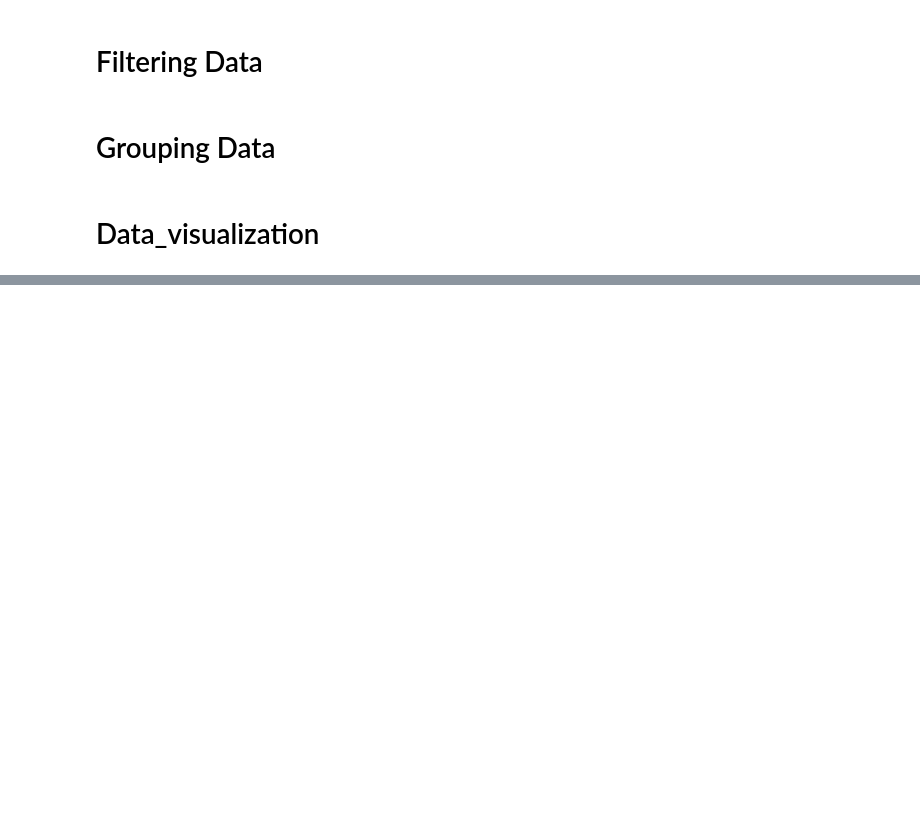
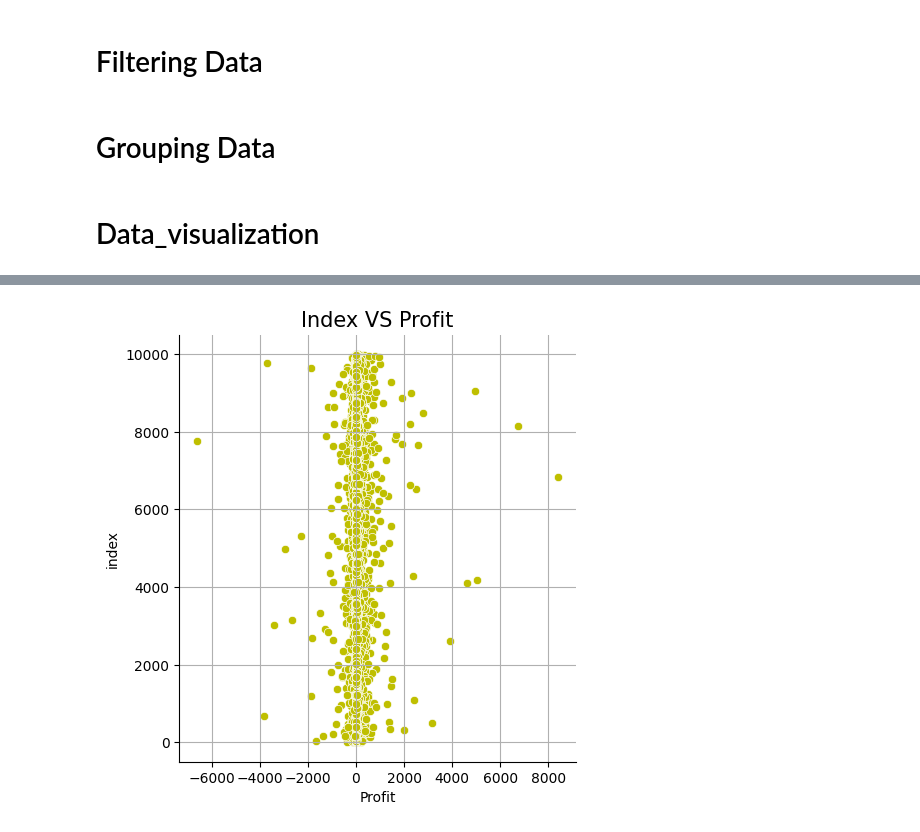
Before and after one commit to Muhammad-Musharraf/Data-Analysis-Project-Using-Python, a Jupyter notebook: Sample_Superstore_.ipynb, the cells around one changed output, grey strips where cells are left out. Saved outputs shown, nothing was run; the diff lists cells and outputs as text; code cells hidden in the pictures; blank space fills up the shorter version.

```diff
--- a/Sample_Superstore_.ipynb
+++ b/Sample_Superstore_.ipynb
@@ -160,0 +429,7 @@ plt.show()
+# %%
+sns.relplot(data=df,y='index',x='Profit',kind='scatter',color='y')
+plt.title('Index VS Profit',fontsize=15)
+plt.grid()
+plt.show()
+# %% [output]
+[figure, added]
```
Also changed, not shown: parts of 61 cells of this notebook.
